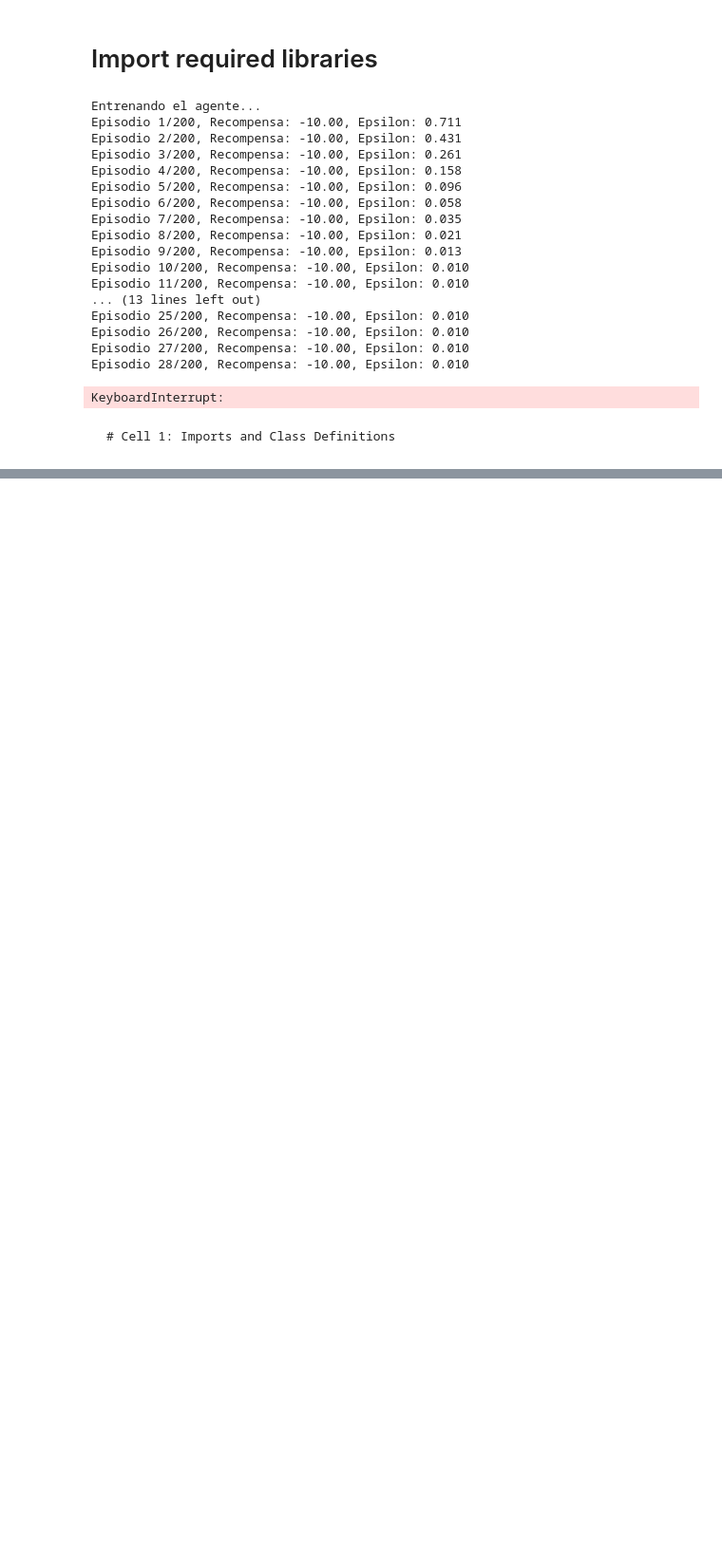
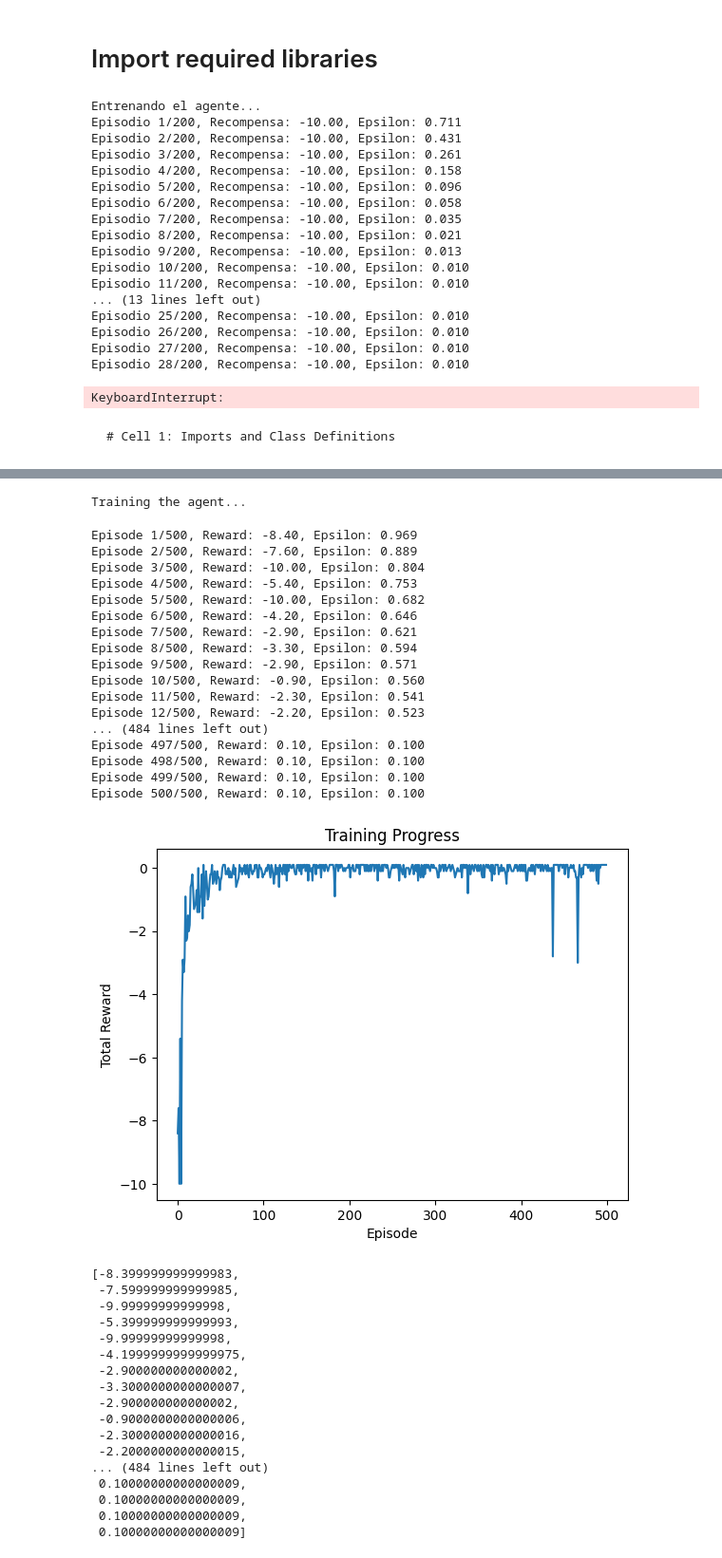
Before and after one commit to ushio2580/Gradient2, a Jupyter notebook: 6x6Maze.ipynb, the cells around one changed output, grey strips where cells are left out. Shown at 95% size. Drawn from its saved outputs; the diff is of its cells as text; code cells hidden in the pictures; blank space fills up the shorter version.

```diff
--- a/6x6Maze.ipynb
+++ b/6x6Maze.ipynb
@@ -365,0 +584,40 @@ class DQNAgent:
+# %%
+print("Training the agent...")
+train_dqn(episodes=500, batch_size=64, model_path='dqn_model.weights.h5')
+# %% [output]
+Training the agent...
+Episode 1/500, Reward: -8.40, Epsilon: 0.969
+Episode 2/500, Reward: -7.60, Epsilon: 0.889
+Episode 3/500, Reward: -10.00, Epsilon: 0.804
+Episode 4/500, Reward: -5.40, Epsilon: 0.753
+Episode 5/500, Reward: -10.00, Epsilon: 0.682
+Episode 6/500, Reward: -4.20, Epsilon: 0.646
+Episode 7/500, Reward: -2.90, Epsilon: 0.621
+Episode 8/500, Reward: -3.30, Epsilon: 0.594
+Episode 9/500, Reward: -2.90, Epsilon: 0.571
+Episode 10/500, Reward: -0.90, Epsilon: 0.560
+Episode 11/500, Reward: -2.30, Epsilon: 0.541
+Episode 12/500, Reward: -2.20, Epsilon: 0.523
+... (484 lines left out)
+Episode 497/500, Reward: 0.10, Epsilon: 0.100
+Episode 498/500, Reward: 0.10, Epsilon: 0.100
+Episode 499/500, Reward: 0.10, Epsilon: 0.100
+Episode 500/500, Reward: 0.10, Epsilon: 0.100
+[figure, added]
+[-8.399999999999983,
+ -7.599999999999985,
+ -9.99999999999998,
+ -5.399999999999993,
+ -9.99999999999998,
+ -4.1999999999999975,
+ -2.900000000000002,
+ -3.3000000000000007,
+ -2.900000000000002,
+ -0.9000000000000006,
+ -2.3000000000000016,
+ -2.2000000000000015,
+... (484 lines left out)
+ 0.10000000000000009,
+ 0.10000000000000009,
+ 0.10000000000000009,
+ 0.10000000000000009]
```
Also changed, not shown: parts of 4 cells of this notebook.
